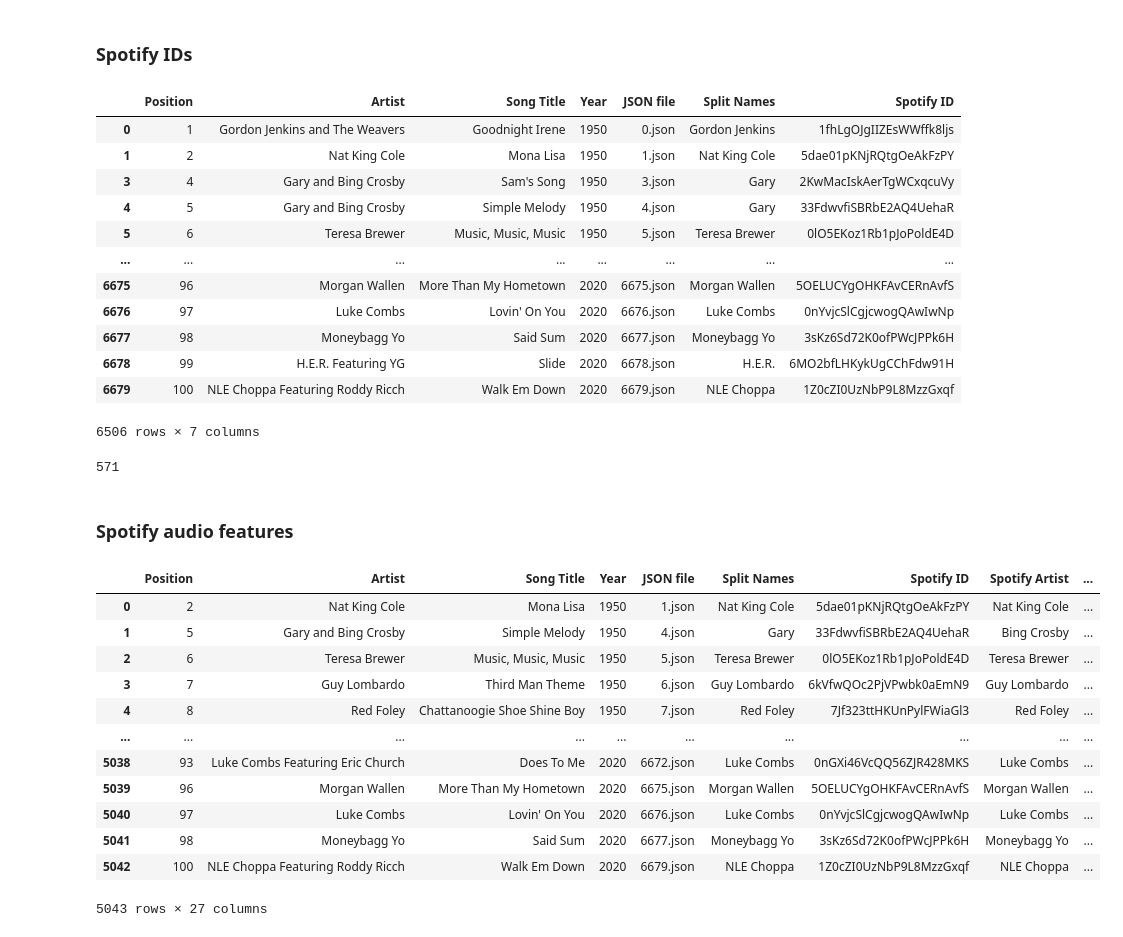
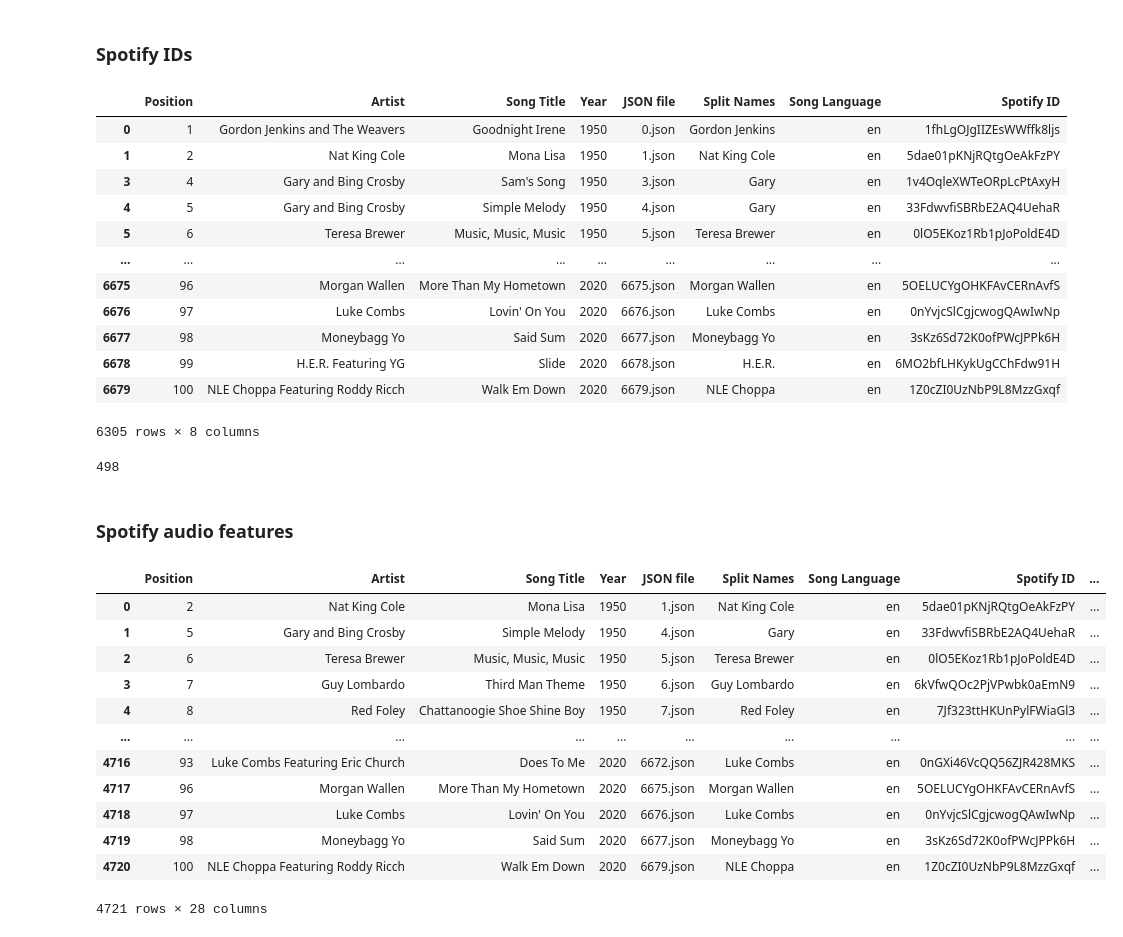
Before and after one commit to alsarna/lyrics_nlp, a Jupyter notebook: data_preprocessing.ipynb, the cells around one changed output. Drawn from its saved outputs; the diff is of its cells as text; code cells hidden in the pictures.

Commit message:
select only english language songs

```diff
--- a/data_preprocessing.ipynb
+++ b/data_preprocessing.ipynb
@@ -124,8 +124,8 @@ display(nans_proj)
 artists = list(all_time_billboard_wrap_up.loc[:,'Artist'])
 split_artists = []
 for artist in artists:
-    if any(re.findall(r'and|featuring|feat.|Featuring|Feat.&', str(artist))):
-        result = re.split(r'and|featuring|feat.|Featuring|Feat.&', str(artist))[0].strip()
+    if any(re.findall(r'and|featuring|feat.|Featuring|Feat.|&', str(artist))):
+        result = re.split(r'and|featuring|feat.|Featuring|Feat.|&', str(artist))[0].strip()
         split_artists.append(result)
     else:
         split_artists.append(artist)
@@ -192,7 +192,7 @@ all_json_files = os.listdir(jsons_path)
 for x in all_json_files:
     filepath = jsons_path + str(x)
     json_size = os.path.getsize(filepath)
-    if (json_size > 5 * 1024) or (x in err): #error_list
+    if (json_size > 5 * 1024 or x in json_delete): #error_list
         os.remove(filepath)
 # Selecting all_billboard_wrap_up data corresponding with actual list of jsons
 ordered_jsons = sorted([int(x[:-5]) for x in os.listdir(jsons_path)])
@@ -202,11 +202,13 @@ all_time_billboard_wrap_up_cleaned = all_time_billboard_wrap_up.iloc[ordered_jso
 # %%
 # Language detection
 def language_detect(json_name):
-    with open(jsons_path + json_name, 'r') as f:
+    with open(jsons_path + json_name, 'r', encoding = 'UTF-8') as f:
         data = json.load(f)
     return detect(data['lyrics'])
-all_time_billboard_wrap_up_cleaned['Song Language'] = all_time_billboard_wrap_up_cleaned[language_detect(json_name) for json_name in all_time_billboard_wrap_up_cleaned['JSON file']]
-# Choosing only english songs
+all_time_billboard_wrap_up_cleaned['Song Language'] = [language_detect(json_name) for json_name in all_time_billboard_wrap_up_cleaned['JSON file']]
+all_time_billboard_wrap_up_cleaned = all_time_billboard_wrap_up_cleaned[all_time_billboard_wrap_up_cleaned['Song Language'].isin(['en'])]
+# Sava all_time_billboard_wrap_up_cleaned to csv
+all_time_billboard_wrap_up_cleaned.to_csv(wd + '\\all_time_billboard_wrap_up_cleaned.csv', index = False)
 # %% [markdown]
 ### Spotify IDs
 # %%
@@ -221,24 +223,24 @@ def find_spotify_id(artist, track):
 all_time_billboard_wrap_up_cleaned['Spotify ID'] = [find_spotify_id(all_time_billboard_wrap_up_cleaned['Split Names'].iloc[i], all_time_billboard_wrap_up_cleaned['Song Title'].iloc[i]) for i in range(len(all_time_billboard_wrap_up_cleaned))]
 display(all_time_billboard_wrap_up_cleaned)
 # %% [output]
-|  | Position | Artist | Song Title | Year | JSON file | Split Names | Spotify ID |
-| 0 | 1 | Gordon Jenkins and The Weavers | Goodnight Irene | 1950 | 0.json | Gordon Jenkins | 1fhLgOJgIIZEsWWffk8ljs |
-| 1 | 2 | Nat King Cole | Mona Lisa | 1950 | 1.json | Nat King Cole | 5dae01pKNjRQtgOeAkFzPY |
-| 3 | 4 | Gary and Bing Crosby | Sam's Song | 1950 | 3.json | Gary | 2KwMacIskAerTgWCxqcuVy |
-| 4 | 5 | Gary and Bing Crosby | Simple Melody | 1950 | 4.json | Gary | 33FdwvfiSBRbE2AQ4UehaR |
-| 5 | 6 | Teresa Brewer | Music, Music, Music | 1950 | 5.json | Teresa Brewer | 0lO5EKoz1Rb1pJoPoldE4D |
-| ... | ... | ... | ... | ... | ... | ... | ... |
-| 6675 | 96 | Morgan Wallen | More Than My Hometown | 2020 | 6675.json | Morgan Wallen | 5OELUCYgOHKFAvCERnAvfS |
-| 6676 | 97 | Luke Combs | Lovin' On You | 2020 | 6676.json | Luke Combs | 0nYvjcSlCgjcwogQAwIwNp |
-| 6677 | 98 | Moneybagg Yo | Said Sum | 2020 | 6677.json | Moneybagg Yo | 3sKz6Sd72K0ofPWcJPPk6H |
-| 6678 | 99 | H.E.R. Featuring YG | Slide | 2020 | 6678.json | H.E.R. | 6MO2bfLHKykUgCChFdw91H |
-| 6679 | 100 | NLE Choppa Featuring Roddy Ricch | Walk Em Down | 2020 | 6679.json | NLE Choppa | 1Z0cZI0UzNbP9L8MzzGxqf |
+|  | Position | Artist | Song Title | Year | JSON file | Split Names | Song Language | Spotify ID |
+| 0 | 1 | Gordon Jenkins and The Weavers | Goodnight Irene | 1950 | 0.json | Gordon Jenkins | en | 1fhLgOJgIIZEsWWffk8ljs |
+| 1 | 2 | Nat King Cole | Mona Lisa | 1950 | 1.json | Nat King Cole | en | 5dae01pKNjRQtgOeAkFzPY |
+| 3 | 4 | Gary and Bing Crosby | Sam's Song | 1950 | 3.json | Gary | en | 1v4OqleXWTeORpLcPtAxyH |
+| 4 | 5 | Gary and Bing Crosby | Simple Melody | 1950 | 4.json | Gary | en | 33FdwvfiSBRbE2AQ4UehaR |
+| 5 | 6 | Teresa Brewer | Music, Music, Music | 1950 | 5.json | Teresa Brewer | en | 0lO5EKoz1Rb1pJoPoldE4D |
+| ... | ... | ... | ... | ... | ... | ... | ... | ... |
+| 6675 | 96 | Morgan Wallen | More Than My Hometown | 2020 | 6675.json | Morgan Wallen | en | 5OELUCYgOHKFAvCERnAvfS |
+| 6676 | 97 | Luke Combs | Lovin' On You | 2020 | 6676.json | Luke Combs | en | 0nYvjcSlCgjcwogQAwIwNp |
+| 6677 | 98 | Moneybagg Yo | Said Sum | 2020 | 6677.json | Moneybagg Yo | en | 3sKz6Sd72K0ofPWcJPPk6H |
+| 6678 | 99 | H.E.R. Featuring YG | Slide | 2020 | 6678.json | H.E.R. | en | 6MO2bfLHKykUgCChFdw91H |
+| 6679 | 100 | NLE Choppa Featuring Roddy Ricch | Walk Em Down | 2020 | 6679.json | NLE Choppa | en | 1Z0cZI0UzNbP9L8MzzGxqf |
-6506 rows × 7 columns
+6305 rows × 8 columns
 # %%
 # pd.set_option("display.max_rows", None, "display.max_columns", None)
 sum(all_time_billboard_wrap_up_cleaned['Spotify ID'] == '')
 # %% [output]
-571
+498
 # %%
 # Check artist and song name for n Spotify IDs
 spotify_ids = all_time_billboard_wrap_up_cleaned['Spotify ID'].tolist()
@@ -266,24 +268,24 @@ all_time_billboard_wrap_up_cleaned_sp_data = all_time_billboard_wrap_up_cleaned[
 # %%
 temp_audio_features_list = []
 for i in all_time_billboard_wrap_up_cleaned_sp_data['Spotify ID']:
     temp_song_audio_features = pd.DataFrame(sp.audio_features(i))
     temp_audio_features_list.append(temp_song_audio_features)
 temp_audio_features_df = pd.concat(temp_audio_features_list)
 all_time_billboard_wrap_up_cleaned_sp_data = all_time_billboard_wrap_up_cleaned_sp_data.merge(temp_audio_features_df, how = 'left', left_on = 'Spotify ID', right_on = 'id')
-all_time_billboard_wrap_up_cleaned_sp_data = all_time_billboard_wrap_up_cleaned_sp_data.drop(all_time_billboard_wrap_up_cleaned_sp_data.columns[10], axis=1)
+all_time_billboard_wrap_up_cleaned_sp_data = all_time_billboard_wrap_up_cleaned_sp_data.drop(all_time_billboard_wrap_up_cleaned_sp_data.columns[11], axis=1)
 display(all_time_billboard_wrap_up_cleaned_sp_data)
 # %% [output]
-|  | Position | Artist | Song Title | Year | JSON file | Split Names | Spotify ID | Spotify Artist | ... |
-| 0 | 2 | Nat King Cole | Mona Lisa | 1950 | 1.json | Nat King Cole | 5dae01pKNjRQtgOeAkFzPY | Nat King Cole | ... |
-| 1 | 5 | Gary and Bing Crosby | Simple Melody | 1950 | 4.json | Gary | 33FdwvfiSBRbE2AQ4UehaR | Bing Crosby | ... |
-| 2 | 6 | Teresa Brewer | Music, Music, Music | 1950 | 5.json | Teresa Brewer | 0lO5EKoz1Rb1pJoPoldE4D | Teresa Brewer | ... |
-| 3 | 7 | Guy Lombardo | Third Man Theme | 1950 | 6.json | Guy Lombardo | 6kVfwQOc2PjVPwbk0aEmN9 | Guy Lombardo | ... |
-| 4 | 8 | Red Foley | Chattanoogie Shoe Shine Boy | 1950 | 7.json | Red Foley | 7Jf323ttHKUnPylFWiaGl3 | Red Foley | ... |
+|  | Position | Artist | Song Title | Year | JSON file | Split Names | Song Language | Spotify ID | ... |
+| 0 | 2 | Nat King Cole | Mona Lisa | 1950 | 1.json | Nat King Cole | en | 5dae01pKNjRQtgOeAkFzPY | ... |
+| 1 | 5 | Gary and Bing Crosby | Simple Melody | 1950 | 4.json | Gary | en | 33FdwvfiSBRbE2AQ4UehaR | ... |
+| 2 | 6 | Teresa Brewer | Music, Music, Music | 1950 | 5.json | Teresa Brewer | en | 0lO5EKoz1Rb1pJoPoldE4D | ... |
+| 3 | 7 | Guy Lombardo | Third Man Theme | 1950 | 6.json | Guy Lombardo | en | 6kVfwQOc2PjVPwbk0aEmN9 | ... |
+| 4 | 8 | Red Foley | Chattanoogie Shoe Shine Boy | 1950 | 7.json | Red Foley | en | 7Jf323ttHKUnPylFWiaGl3 | ... |
 | ... | ... | ... | ... | ... | ... | ... | ... | ... | ... |
-| 5038 | 93 | Luke Combs Featuring Eric Church | Does To Me | 2020 | 6672.json | Luke Combs | 0nGXi46VcQQ56ZJR428MKS | Luke Combs | ... |
-| 5039 | 96 | Morgan Wallen | More Than My Hometown | 2020 | 6675.json | Morgan Wallen | 5OELUCYgOHKFAvCERnAvfS | Morgan Wallen | ... |
-| 5040 | 97 | Luke Combs | Lovin' On You | 2020 | 6676.json | Luke Combs | 0nYvjcSlCgjcwogQAwIwNp | Luke Combs | ... |
-| 5041 | 98 | Moneybagg Yo | Said Sum | 2020 | 6677.json | Moneybagg Yo | 3sKz6Sd72K0ofPWcJPPk6H | Moneybagg Yo | ... |
-| 5042 | 100 | NLE Choppa Featuring Roddy Ricch | Walk Em Down | 2020 | 6679.json | NLE Choppa | 1Z0cZI0UzNbP9L8MzzGxqf | NLE Choppa | ... |
+| 4716 | 93 | Luke Combs Featuring Eric Church | Does To Me | 2020 | 6672.json | Luke Combs | en | 0nGXi46VcQQ56ZJR428MKS | ... |
+| 4717 | 96 | Morgan Wallen | More Than My Hometown | 2020 | 6675.json | Morgan Wallen | en | 5OELUCYgOHKFAvCERnAvfS | ... |
+| 4718 | 97 | Luke Combs | Lovin' On You | 2020 | 6676.json | Luke Combs | en | 0nYvjcSlCgjcwogQAwIwNp | ... |
+| 4719 | 98 | Moneybagg Yo | Said Sum | 2020 | 6677.json | Moneybagg Yo | en | 3sKz6Sd72K0ofPWcJPPk6H | ... |
+| 4720 | 100 | NLE Choppa Featuring Roddy Ricch | Walk Em Down | 2020 | 6679.json | NLE Choppa | en | 1Z0cZI0UzNbP9L8MzzGxqf | ... |
-5043 rows × 27 columns
+4721 rows × 28 columns
 # %%
```
Also changed, not shown: parts of 1 cell of this notebook, 2 other files.
